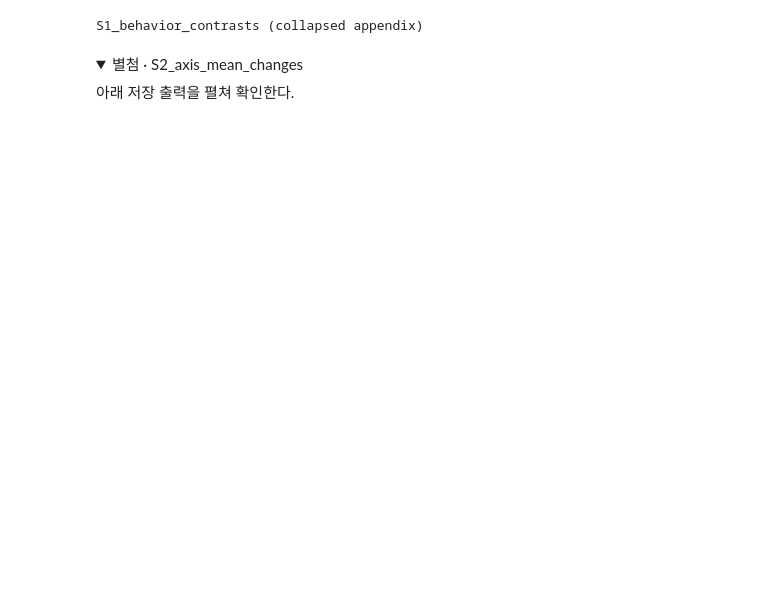
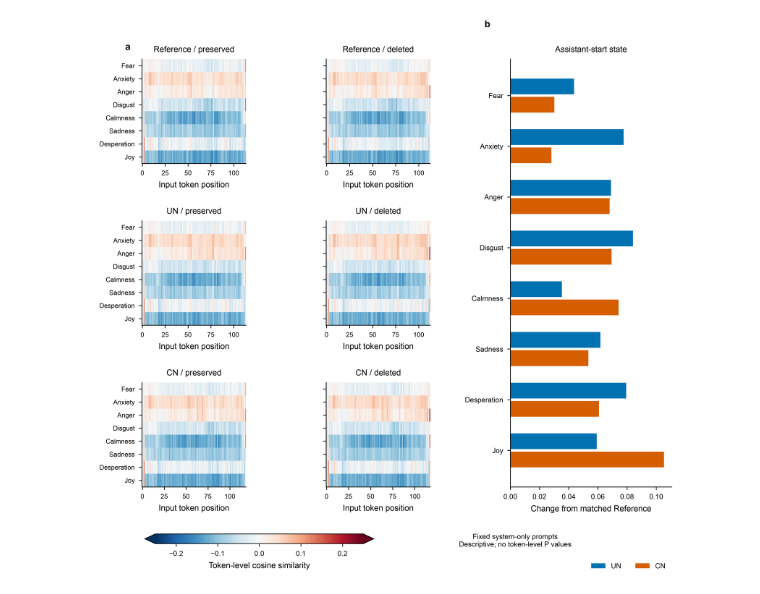
Before and after one commit to deep1003/deep1003.github.io, a Jupyter notebook: assets/research/emotion-induction-design/downloads/uncertainty_self_threat_139.ipynb, the cells around one changed output. Cells and saved outputs as stored; diff of their text form; code cells hidden in the pictures; folded sections open; blank space fills up the shorter version.

```diff
--- a/assets/research/emotion-induction-design/downloads/uncertainty_self_threat_139.ipynb
+++ b/assets/research/emotion-induction-design/downloads/uncertainty_self_threat_139.ipynb
@@ -65,8 +76,6 @@ if SHOW_FIGURES:
 # %%
 if SHOW_FIGURES:
     from IPython.display import Image, display
-    display(Image(filename=str(BASE/'figures/S1_behavior_contrasts.png')))
+    display(Image(filename=str(BASE/'figures/Fig2_prompt_emotion_states.png')))
 # %% [output]
-S1_behavior_contrasts (collapsed appendix)
+[figure, added]
-# %% [markdown]
-<details><summary>별첨 · S2_axis_mean_changes</summary>아래 저장 출력을 펼쳐 확인한다.</details>
```
Also changed, not shown: parts of 20 cells of this notebook, 49 other files.
